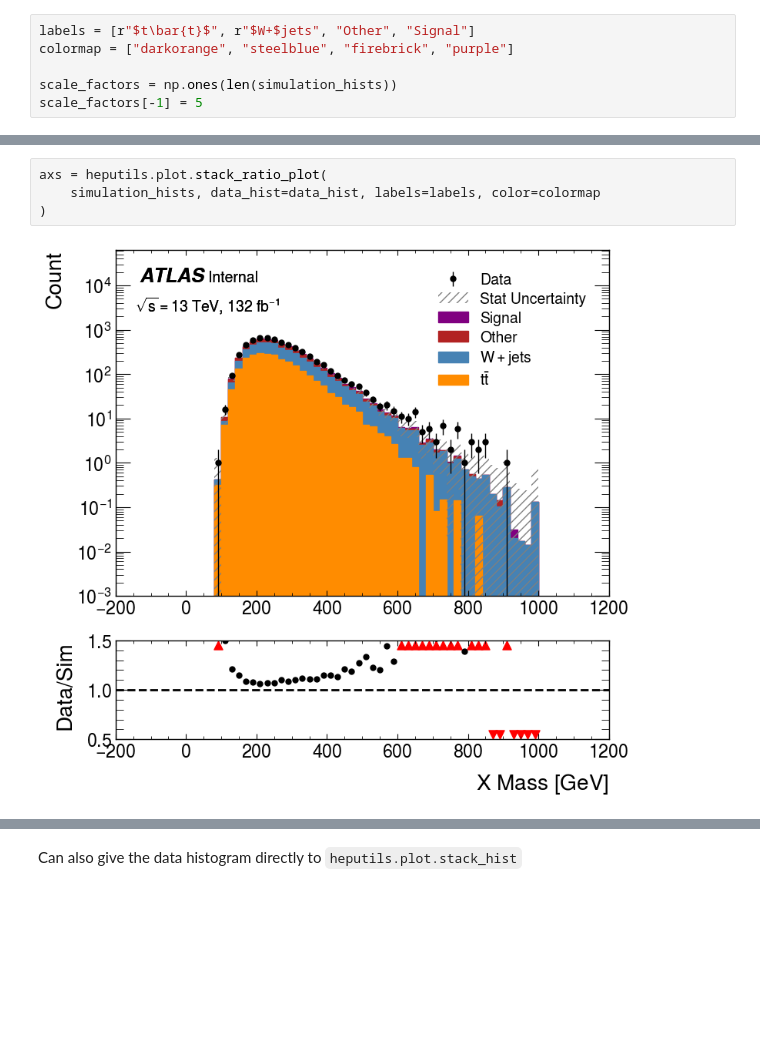
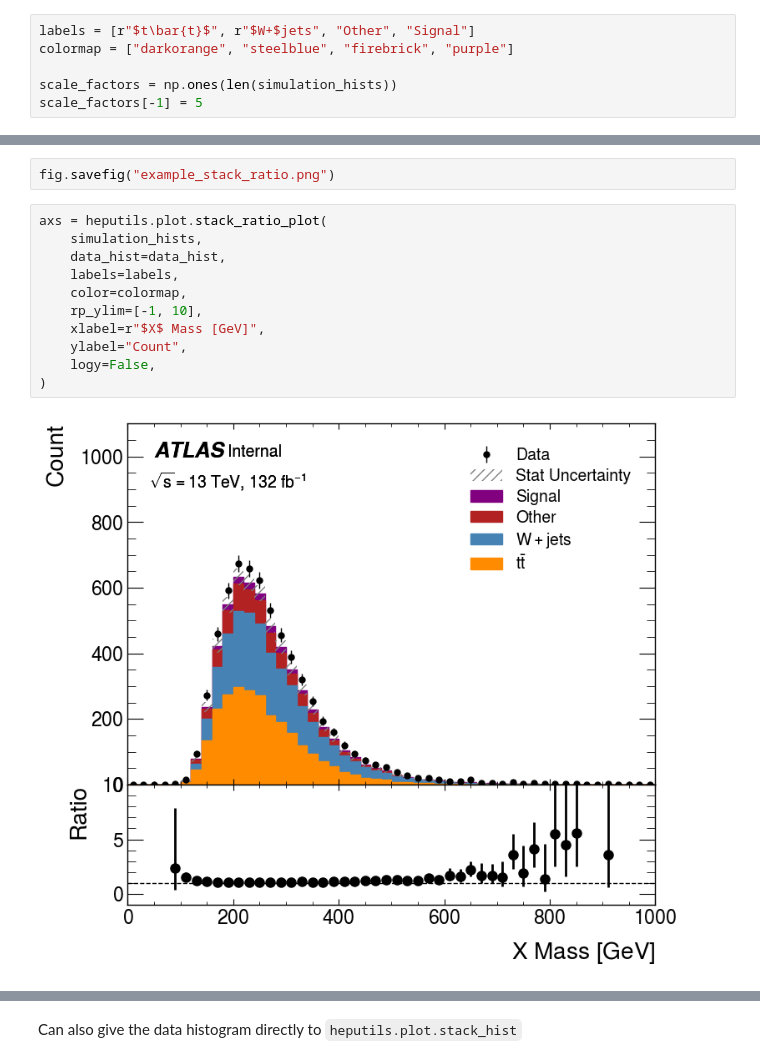
Before and after one commit to matthewfeickert/heputils, a Jupyter notebook: examples/dev-example.ipynb, the cells around one changed output, grey strips where cells are left out. Drawn from its saved outputs; the diff is of its cells as text; blank space fills up the shorter version.

Commit message:
Update dev examples with ratioplot

```diff
--- a/examples/dev-example.ipynb
+++ b/examples/dev-example.ipynb
@@ -55,6 +57,15 @@ heputils.plot.ratio_plot(
+# %%
+fig.savefig("example_stack_ratio.png")
 # %%
 axs = heputils.plot.stack_ratio_plot(
-    simulation_hists, data_hist=data_hist, labels=labels, color=colormap
+    simulation_hists,
+    data_hist=data_hist,
+    labels=labels,
+    color=colormap,
+    rp_ylim=[-1, 10],
+    xlabel=r"$X$ Mass [GeV]",
+    ylabel="Count",
+    logy=False,
 )
 # %% [output]
-[figure, old version]
+[figure, new version]
```
Also changed, not shown: parts of 14 cells of this notebook.
